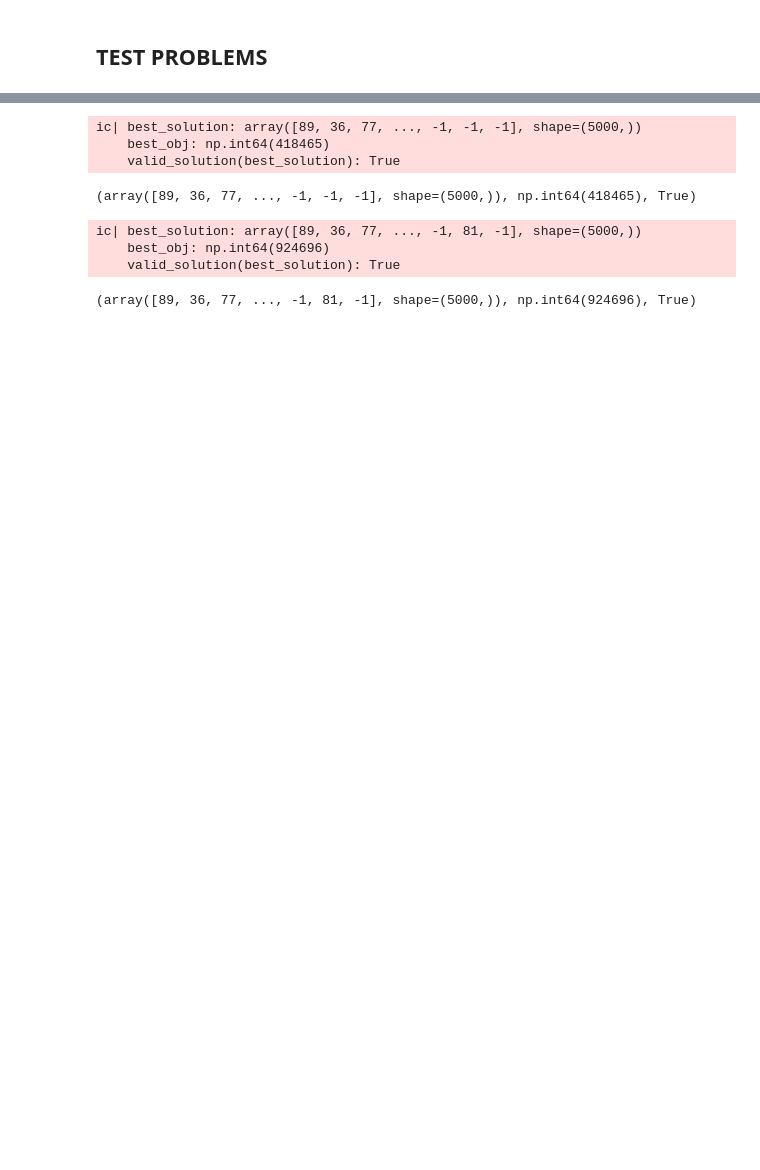
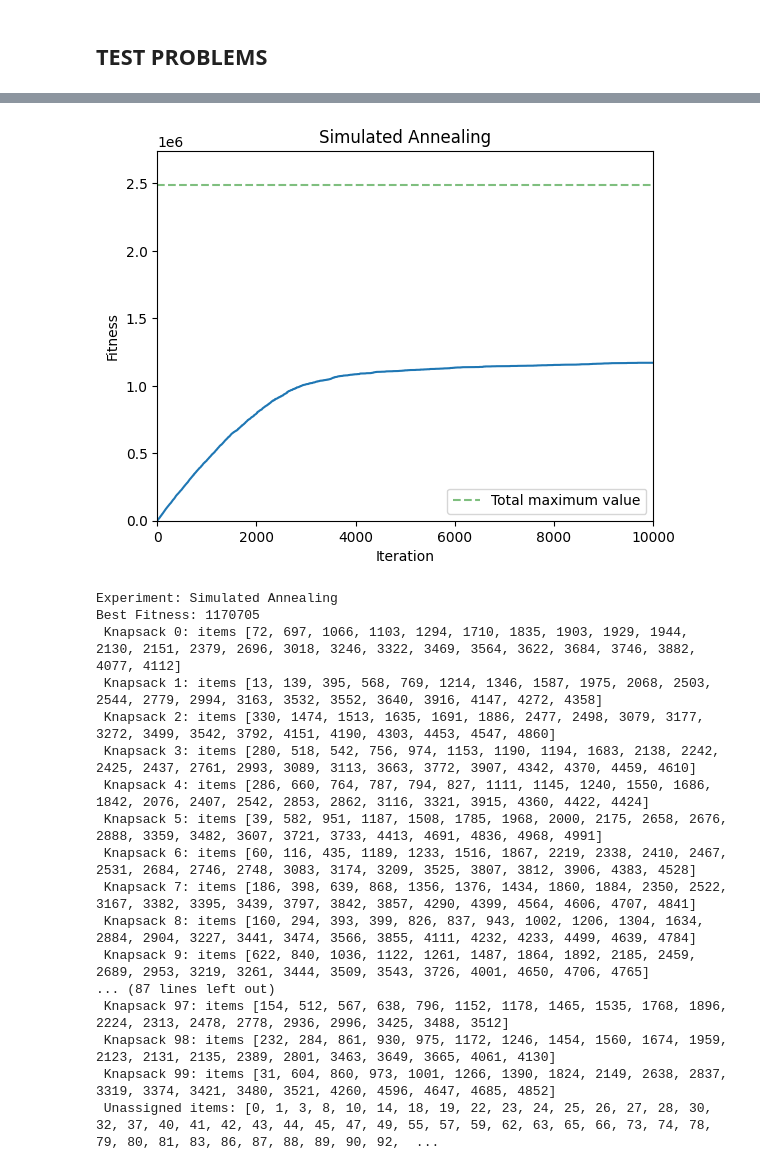
Before and after one commit to venom-mancer/CI2025_lab1_Review1, a Jupyter notebook: knapsack.ipynb, the cells around one changed output, grey strips where cells are left out. Drawn from its saved outputs; the diff is of its cells as text; code cells hidden in the pictures; blank space fills up the shorter version.

```diff
--- a/knapsack.ipynb
+++ b/knapsack.ipynb
@@ -24,12 +25,7 @@ def valid_solution(solution):
             return False
     return True
 # %%
-# compute total value of items in knapsacks
+""" Fitness function: sum of values of items in knapsacks if valid """
 def fitness(solution):
-    if not valid_solution(solution):
-        return 0
-    total_value = 0
-    for kp in range(NUM_KNAPSACKS):
-        total_value += VALUES[solution == kp].sum()
-    return total_value
+    return np.sum(VALUES[solution >= 0])
 # %%
@@ -182,43 +180,26 @@ NUM_DIMENSIONS = 100
 VALUES = rng.integers(0, 1000, size=NUM_ITEMS)
 WEIGHTS = rng.integers(0, 1000, size=(NUM_ITEMS, NUM_DIMENSIONS))
 CONSTRAINTS = rng.integers(1000 * 10, 1000 * 2 * NUM_ITEMS // NUM_KNAPSACKS, size=(NUM_KNAPSACKS, NUM_DIMENSIONS))
-# %%
-solution_representations = list(range(-1, NUM_KNAPSACKS))
-current_solution = np.concatenate([np.random.choice(solution_representations, size=NUM_ITEMS//6), [-1]*(NUM_ITEMS - NUM_ITEMS//6)])
-while not valid_solution(current_solution):
-    current_solution = np.concatenate([np.random.choice(solution_representations, size=NUM_ITEMS//6), [-1]*(NUM_ITEMS - NUM_ITEMS//6)])
-current_obj = fitness(current_solution)
-best_solution = current_solution
-best_obj = current_obj
-ic(best_solution, best_obj, valid_solution(best_solution))
-# %% [output]
-ic| best_solution: array([89, 36, 77, ..., -1, -1, -1], shape=(5000,))
-    best_obj: np.int64(418465)
-    valid_solution(best_solution): True
-(array([89, 36, 77, ..., -1, -1, -1], shape=(5000,)), np.int64(418465), True)
 # %%
-temp = 1.0
-
-for step in tqdm(range(MAX_STEPS)):
-    new_solution = tweak(current_solution)
-    new_obj = fitness(new_solution)
-    if new_obj >= current_obj:
-        current_solution = new_solution
-        current_obj = new_obj
-        best_solution = current_solution
-        best_obj = current_obj
-    elif new_obj == 0 or new_obj < current_obj:
-        diff = new_obj - current_obj
-        p = math.exp(diff / temp)
-
-        if np.random.rand() < p:
-            current_solution = new_solution
-            current_obj = new_obj
-    temp *= 0.99
-
-ic(best_solution, best_obj, valid_solution(best_solution))
+results = simulatedAnnealing()
+results.plot_fitness()
+print(results)
 # %% [output]
+[figure, added]
-ic| best_solution: array([89, 36, 77, ..., -1, 81, -1], shape=(5000,))
-    best_obj: np.int64(924696)
-    valid_solution(best_solution): True
+Experiment: Simulated Annealing
+Best Fitness: 1170705
+ Knapsack 0: items [72, 697, 1066, 1103, 1294, 1710, 1835, 1903, 1929, 1944, 2130, 2151, 2379, 2696, 3018, 3246, 3322, 3469, 3564, 3622, 3684, 3746, 3882, 4077, 4112]
+ Knapsack 1: items [13, 139, 395, 568, 769, 1214, 1346, 1587, 1975, 2068, 2503, 2544, 2779, 2994, 3163, 3532, 3552, 3640, 3916, 4147, 4272, 4358]
+ Knapsack 2: items [330, 1474, 1513, 1635, 1691, 1886, 2477, 2498, 3079, 3177, 3272, 3499, 3542, 3792, 4151, 4190, 4303, 4453, 4547, 4860]
+ Knapsack 3: items [280, 518, 542, 756, 974, 1153, 1190, 1194, 1683, 2138, 2242, 2425, 2437, 2761, 2993, 3089, 3113, 3663, 3772, 3907, 4342, 4370, 4459, 4610]
+ Knapsack 4: items [286, 660, 764, 787, 794, 827, 1111, 1145, 1240, 1550, 1686, 1842, 2076, 2407, 2542, 2853, 2862, 3116, 3321, 3915, 4360, 4422, 4424]
+ Knapsack 5: items [39, 582, 951, 1187, 1508, 1785, 1968, 2000, 2175, 2658, 2676, 2888, 3359, 3482, 3607, 3721, 3733, 4413, 4691, 4836, 4968, 4991]
+ Knapsack 6: items [60, 116, 435, 1189, 1233, 1516, 1867, 2219, 2338, 2410, 2467, 2531, 2684, 2746, 2748, 3083, 3174, 3209, 3525, 3807, 3812, 3906, 4383, 4528]
+ Knapsack 7: items [186, 398, 639, 868, 1356, 1376, 1434, 1860, 1884, 2350, 2522, 3167, 3382, 3395, 3439, 3797, 3842, 3857, 4290, 4399, 4564, 4606, 4707, 4841]
+ Knapsack 8: items [160, 294, 393, 399, 826, 837, 943, 1002, 1206, 1304, 1634, 2884, 2904, 3227, 3441, 3474, 3566, 3855, 4111, 4232, 4233, 4499, 4639, 4784]
+ Knapsack 9: items [622, 840, 1036, 1122, 1261, 1487, 1864, 1892, 2185, 2459, 2689, 2953, 3219, 3261, 3444, 3509, 3543, 3726, 4001, 4650, 4706, 4765]
+... (87 lines left out)
+ Knapsack 97: items [154, 512, 567, 638, 796, 1152, 1178, 1465, 1535, 1768, 1896, 2224, 2313, 2478, 2778, 2936, 2996, 3425, 3488, 3512]
+ Knapsack 98: items [232, 284, 861, 930, 975, 1172, 1246, 1454, 1560, 1674, 1959, 2123, 2131, 2135, 2389, 2801, 3463, 3649, 3665, 4061, 4130]
+ Knapsack 99: items [31, 604, 860, 973, 1001, 1266, 1390, 1824, 2149, 2638, 2837, 3319, 3374, 3421, 3480, 3521, 4260, 4596, 4647, 4685, 4852]
+ Unassigned items: [0, 1, 3, 8, 10, 14, 18, 19, 22, 23, 24, 25, 26, 27, 28, 30, 32, 37, 40, 41, 42, 43, 44, 45, 47, 49, 55, 57, 59, 62, 63, 65, 66, 73, 74, 78, 79, 80, 81, 83, 86, 87, 88, 89, 90, 92,  ...
-(array([89, 36, 77, ..., -1, 81, -1], shape=(5000,)), np.int64(924696), True)
```
Also changed, not shown: parts of 13 cells of this notebook, 1 other file.
